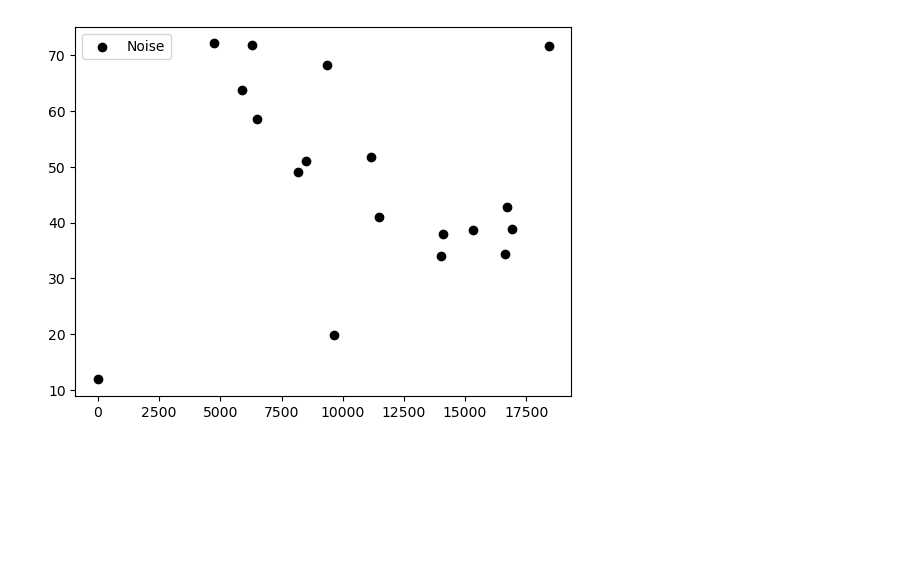
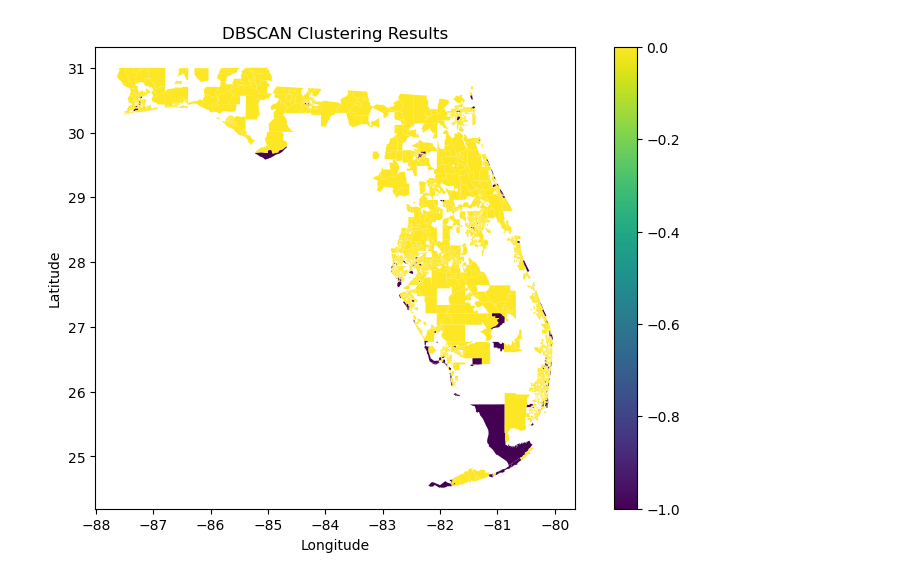
Before and after one commit to urbanailab/Python_Tutorials, a Jupyter notebook: UnsupervisedLearning/DBSCAN.ipynb, the cells around one changed output. Drawn from its saved outputs; the diff is of its cells as text; code cells hidden in the pictures; blank space fills up the shorter version.

```diff
--- a/UnsupervisedLearning/DBSCAN.ipynb
+++ b/UnsupervisedLearning/DBSCAN.ipynb
@@ -13,6 +18,6 @@ df = pd.read_csv('SampleData.csv')
 # %%
 # Adjust the feature names based on your dataset
-X = df[['feature1', 'feature2']]
+X = df[['travel_driving_ratio']].values
 # %%
 # Standardize features by removing the mean and scaling to unit variance
 scaler = StandardScaler()
@@ -21,6 +26,6 @@ X_scaled = scaler.fit_transform(X)
 # Initialize DBSCAN with specified epsilon and min_samples parameters
 # eps: The maximum distance between two samples for them to be considered as in the same neighborhood
 # min_samples: The number of samples in a neighborhood for a point to be considered as a core point
-dbscan = DBSCAN(eps=0.5, min_samples=200)
+dbscan = DBSCAN(eps=0.25, min_samples=200)
 # Fit the model to the scaled data
-dbscan.fit(X_scaled)
+df['dbscan_cluster'] = dbscan.fit_predict(X_scaled)
@@ -29,5 +31,0 @@ DBSCAN(min_samples=200)
-# %%
-#Obtain cluster labels from the DBSCAN model
-labels = dbscan.labels_
-# Add cluster labels back to the original dataframe for visualization
-df['cluster'] = labels
@@ -45,8 +32,16 @@ Text(0, 0.5, 'Feature 2')
-# %%
-# Annotate noise points
-noise = df[df['cluster'] == -1]
-plt.scatter(noise['feature1'], noise['feature2'], color='black', label='Noise')
-plt.legend()
-plt.show()
-# %% [output]
-[figure, removed]
+# %%
+# Merge the DBSCAN clustering results into the GeoDataFrame for plotting
+df_shp_dbscan = florida_shapefile.merge(df[['full_ct_fips', 'dbscan_cluster']],
+                                        how='left',
+                                        left_on='GEOID',
+                                        right_on='full_ct_fips')
+# %%
+# Plot the map with DBSCAN clustering results
+fig, ax = plt.subplots(figsize=(10, 6))
+df_shp_dbscan.plot(ax=ax, column='dbscan_cluster', cmap='viridis', legend=True, edgecolor='none')
+plt.title('DBSCAN Clustering Results')
+plt.xlabel('Longitude')
+plt.ylabel('Latitude')
+plt.show()
+# %% [output]
+[figure, added]
```
Also changed, not shown: parts of 6 cells of this notebook, 8 other files.
